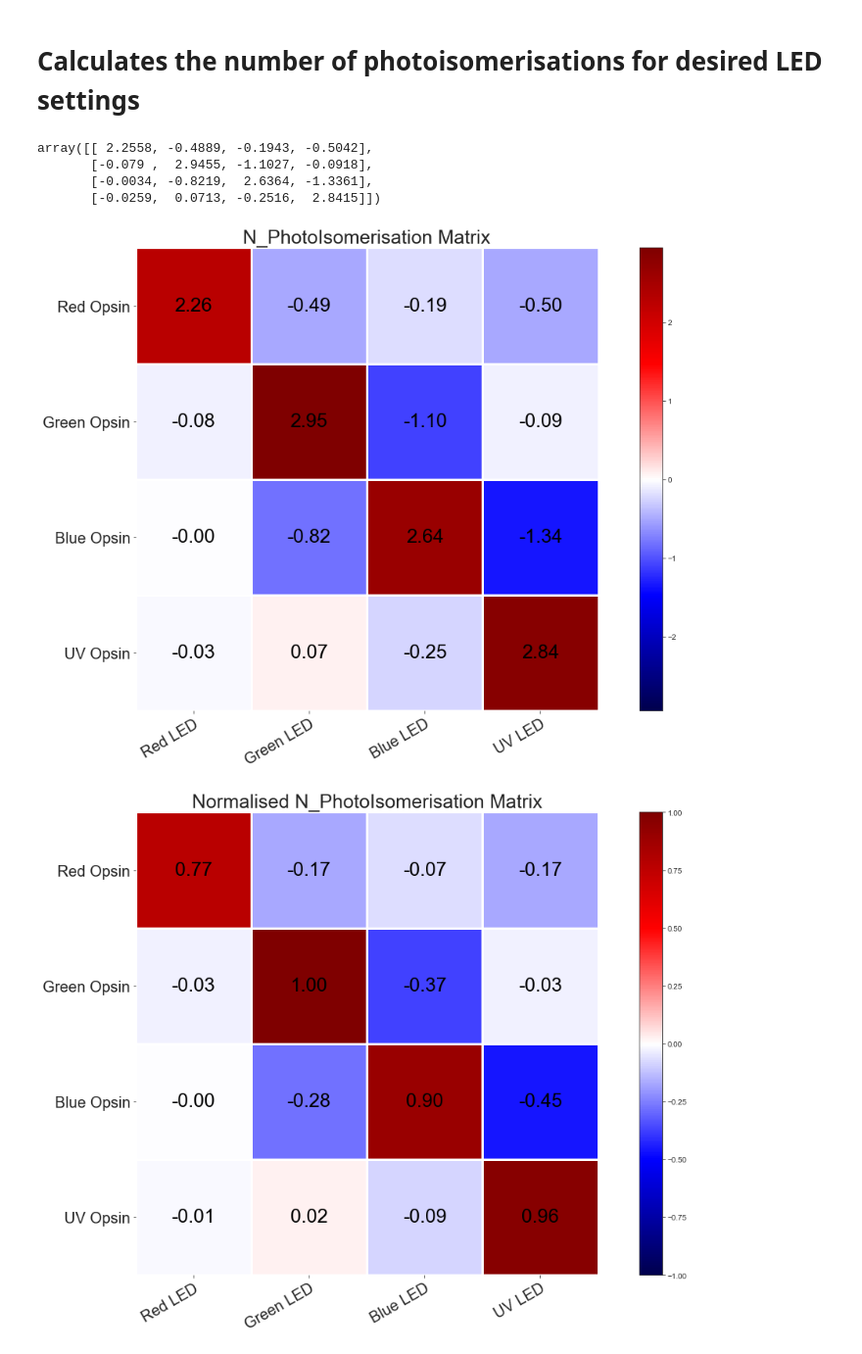
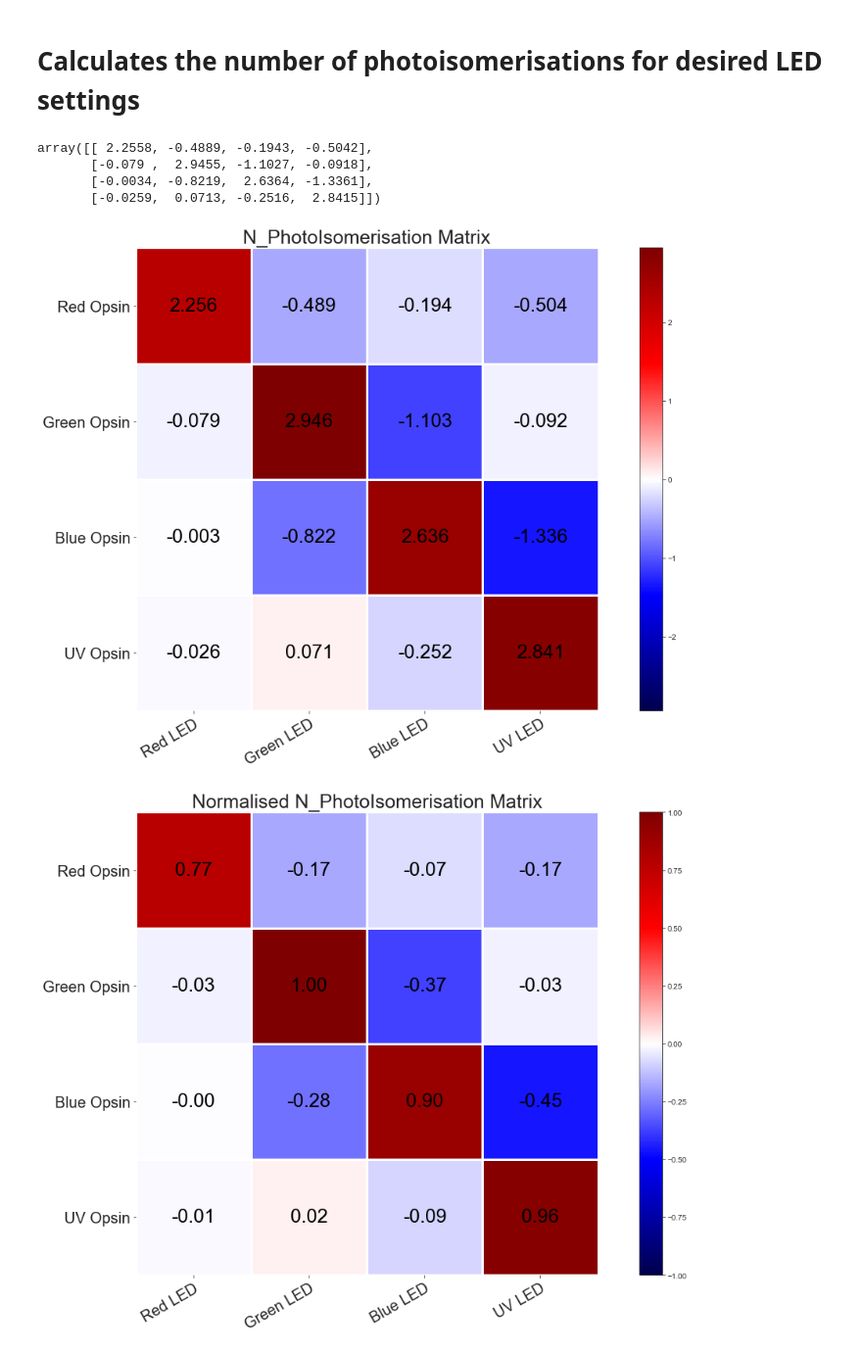
Before and after one commit to eulerlab/open-visual-stimulator, a Jupyter notebook: opsin_spectra_zebrafish.ipynb, the cells around one changed output. Shown at 98% size. Saved outputs shown, nothing was run; the diff lists cells and outputs as text; code cells hidden in the pictures.

```diff
--- a/opsin_spectra_zebrafish.ipynb
+++ b/opsin_spectra_zebrafish.ipynb
@@ -543,36 +543,35 @@ def isomerisation(M1e, pmre, lednum, OSA,OSL, conen, gamma, lgf, specabs, lights
 fluxe = photoflux(pmre, ledmaxima, lightspot)
 
 for k in range(0,(nCone)):              # For each cone...
     for j in range(0,(nLED)):               # For each LED...
         Mforabs[k,j] = isomerisation(M1ef[k,j], pmre, j, OSA, OSL, k, gamma, lgf, specabs, lightspot, ledmaxima) # Matrix that translates flux into isomerisations
 
 N = np.linalg.inv(M)                   # Inverse of M1
 isonum = np.dot(Mforabs,fluxe)          # Absolute number of photoisomerisations in cones
 N1ISO = np.linalg.inv(Mforabs)          # Inverse of Mforabs
 
 
 NIso_Matrix = N1ISO
 vnix = np.amax(np.abs(NIso_Matrix.reshape(-1)))
 vnin = - vnix
 
 DataNIso = np.around(NIso_Matrix,decimals=4)
 
 fig, (ax2) = plt.subplots(1, 1, figsize=FigureSize)
 sns.set_style("white")
 
 im, _ = heatmap(DataNIso, Cones, LEDs, ax=ax2, cmap="seismic", vmax = vnix, vmin = vnin)
-annotate_heatmap(im, valfmt="{x:.2f}", size=FigureFontSize+5)
+annotate_heatmap(im, valfmt="{x:.3f}", size=FigureFontSize+5)
 
 ax2.set_title('N_PhotoIsomerisation Matrix', fontsize = FigureTitleSize)
 
 fig.tight_layout()
-DataNIso
 # %% [output]
 array([[ 2.2558, -0.4889, -0.1943, -0.5042],
        [-0.079 ,  2.9455, -1.1027, -0.0918],
        [-0.0034, -0.8219,  2.6364, -1.3361],
        [-0.0259,  0.0713, -0.2516,  2.8415]])
-[figure, old version]
+[figure, new version]
 # %%
 NIsonorm_Matrix = normalise(N1ISO)
 vnormix = np.amax(np.abs(NIsonorm_Matrix.reshape(-1)))
```
